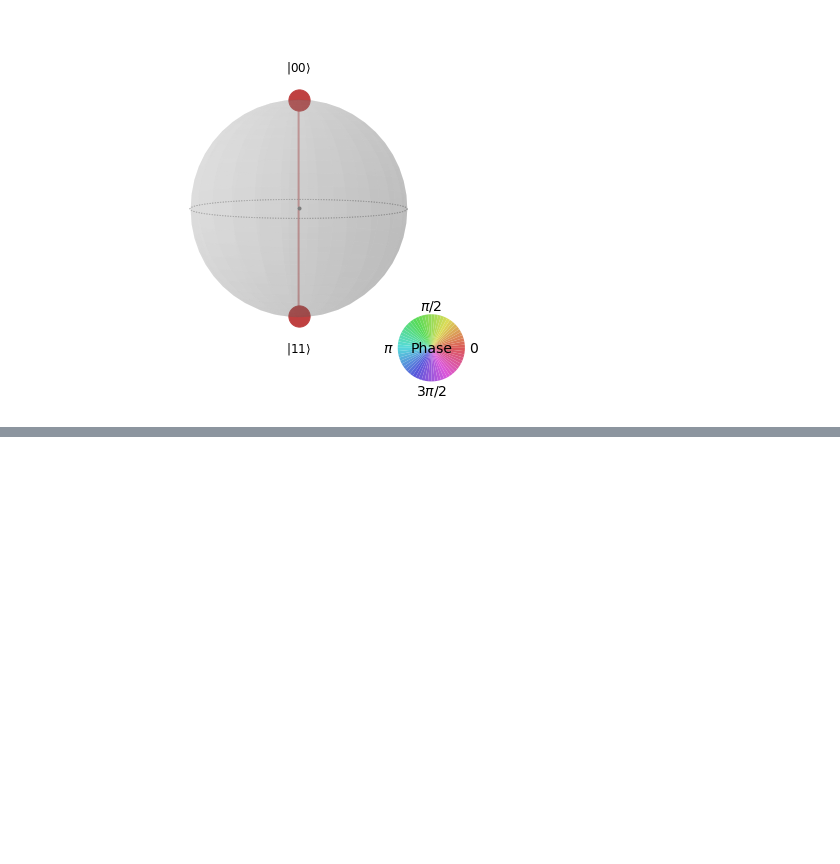
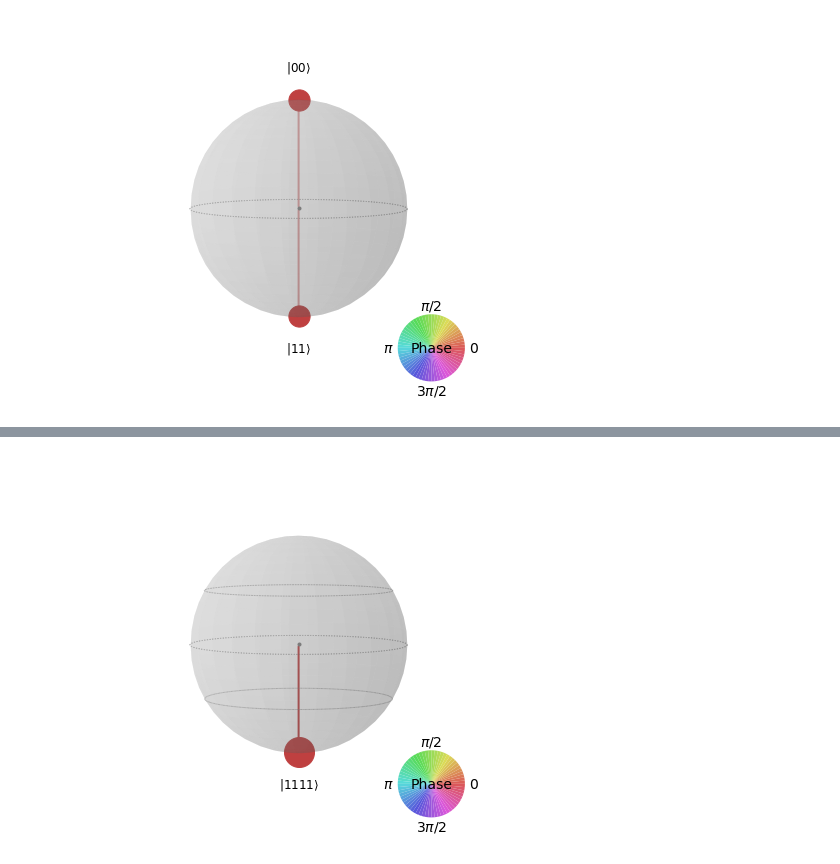
Before and after one commit to abdulmoizmehmood/Phase-flip_Bit-fip_error_correction_while_creating_a_bell_state, a Jupyter notebook: screening task 2.ipynb, the cells around one changed output, grey strips where cells are left out. Saved outputs shown, nothing was run; the diff lists cells and outputs as text; code cells hidden in the pictures; blank space fills up the shorter version.

```diff
--- a/screening task 2.ipynb
+++ b/screening task 2.ipynb
@@ -185,0 +198,4 @@ plot_histogram(counts) # Plot histogram
+# %%
+plot_state_qsphere(anstate) # Plot q-sphere for ancilary states to tell the type of error
+# %% [output]
+[figure, added]
```
Also changed, not shown: parts of 7 cells of this notebook.
